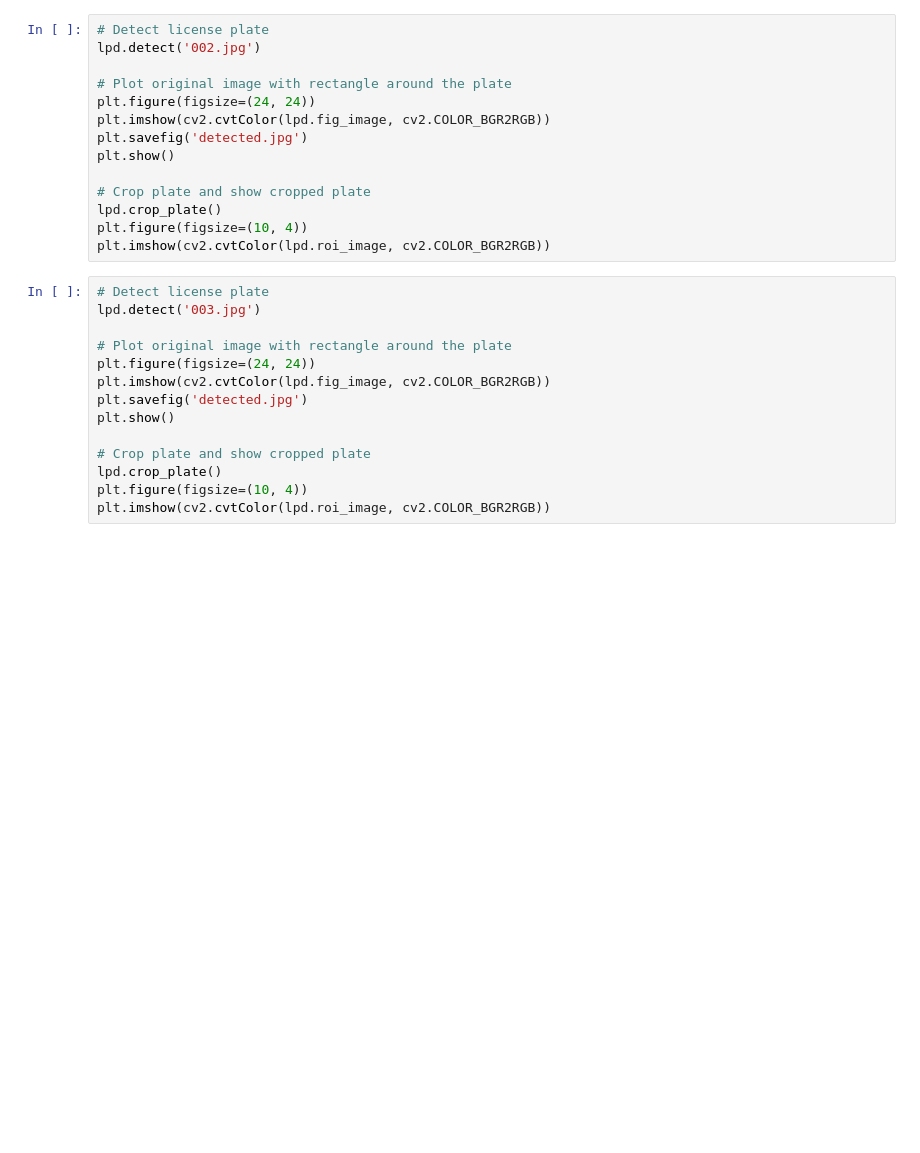
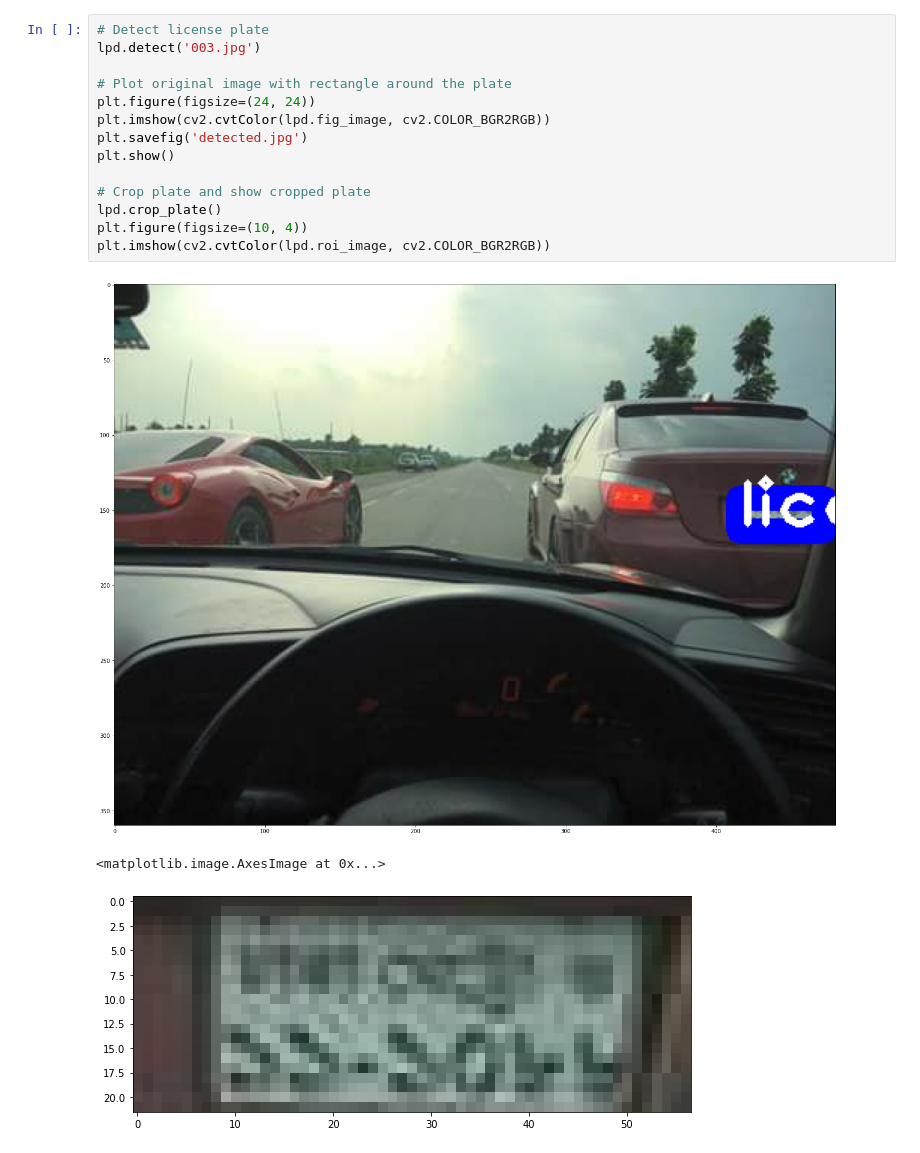
Before and after one commit to NAyeshaKhan/CSE498R, a Jupyter notebook: LicensePlateDetection.ipynb, the cells around one changed output. Saved outputs shown, nothing was run; the diff lists cells and outputs as text; blank space fills up the shorter version.

```diff
--- a/LicensePlateDetection.ipynb
+++ b/LicensePlateDetection.ipynb
@@ -92,28 +94,18 @@ error: OpenCV(4.6.0) D:\a\opencv-python\opencv-python\opencv\modules\dnn\src\dar
 # %%
 # Detect license plate
-lpd.detect('002.jpg')
+lpd.detect('003.jpg')
 
 # Plot original image with rectangle around the plate
 plt.figure(figsize=(24, 24))
 plt.imshow(cv2.cvtColor(lpd.fig_image, cv2.COLOR_BGR2RGB))
 plt.savefig('detected.jpg')
 plt.show()
 
 # Crop plate and show cropped plate
 lpd.crop_plate()
 plt.figure(figsize=(10, 4))
 plt.imshow(cv2.cvtColor(lpd.roi_image, cv2.COLOR_BGR2RGB))
+# %% [output]
+[figure, added]
+<matplotlib.image.AxesImage at 0x...>
+[figure, added]
-# %%
-# Detect license plate
-lpd.detect('003.jpg')
-
-# Plot original image with rectangle around the plate
-plt.figure(figsize=(24, 24))
-plt.imshow(cv2.cvtColor(lpd.fig_image, cv2.COLOR_BGR2RGB))
-plt.savefig('detected.jpg')
-plt.show()
-
-# Crop plate and show cropped plate
-lpd.crop_plate()
-plt.figure(figsize=(10, 4))
-plt.imshow(cv2.cvtColor(lpd.roi_image, cv2.COLOR_BGR2RGB))
```
Also changed, not shown: parts of 5 cells of this notebook, 3 other files.
